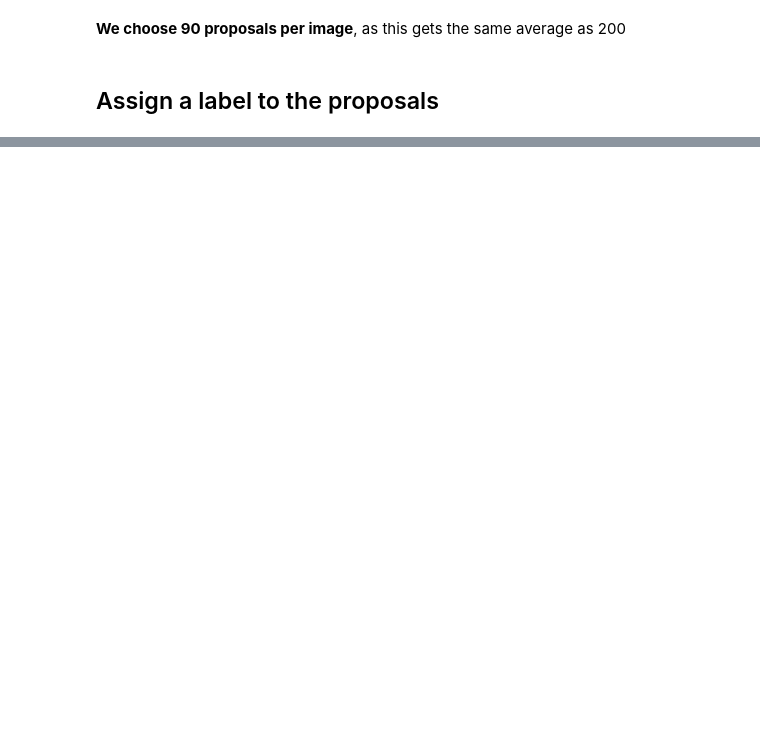
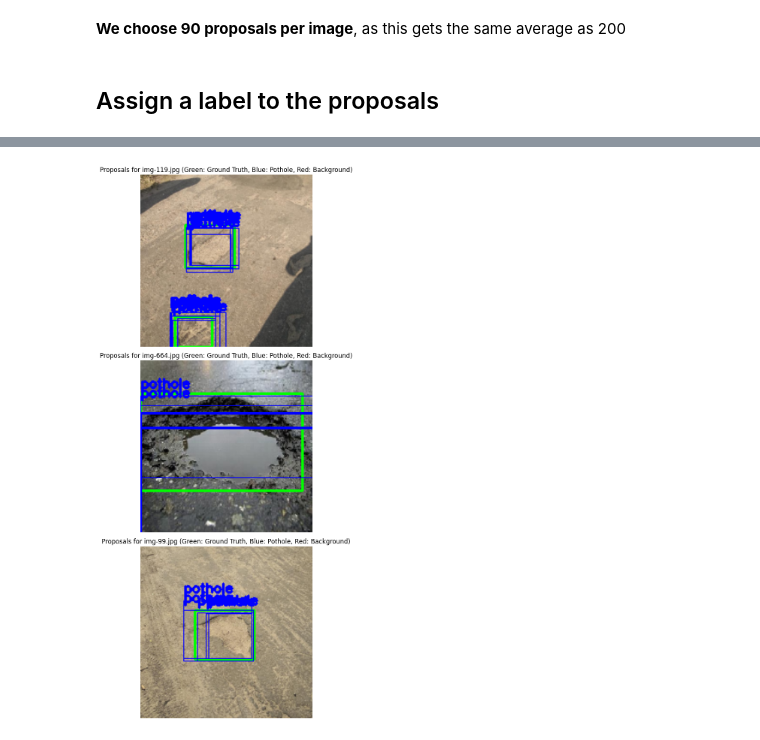
Before and after one commit to DevJav/02516_poster_3, a Jupyter notebook: proposals.ipynb, the cells around one changed output, grey strips where cells are left out. Cells and saved outputs as stored; diff of their text form; code cells hidden in the pictures; blank space fills up the shorter version.

```diff
--- a/proposals.ipynb
+++ b/proposals.ipynb
@@ -109,11 +118,11 @@ display_images_with_boxes(sample_image_filenames, ground_truth_boxes, data_dir)
 ## Extract object proposals for all the images
 # %%
 # Directory path for images
-data_dir = "02516_poster_3/Potholes/annotated-images"
+data_dir = "/zhome/28/8/203659/UNI/Computer Vision DL/Segmentation/02516_poster_3/Potholes/annotated-images"
 
 # Parameters
 resize_dim = (200, 200)  # Resize dimension for efficiency
-proposal_limit = 200  # Limit number of proposals if needed
+proposal_limit = 2000000000000000000000000000000  # Limit number of proposals if needed
 
 # Dictionary to store all proposals
 all_proposals = {}
@@ -380,9 +448,10 @@ def save_proposals_to_json(labeled_proposals, output_file="labeled_proposals2.js
 # %%
 # Example usage
 num_proposals = 90  # Number of proposals to consider per image
-labeled_proposals = prepare_proposals_for_training(all_proposals, ground_truth_boxes, num_proposals)
+
+labeled_proposals = prepare_proposals_for_training(all_proposals, ground_truth_boxes, num_proposals=num_proposals, resize_dim=resize_dim)
 print("Sample labeled proposals:", list(labeled_proposals.items())[:2])  # Display sample output
 
 # Save the labeled proposals
-save_proposals_to_json(labeled_proposals)
+save_proposals_to_json(labeled_proposals, output_file="/zhome/28/8/203659/UNI/Computer Vision DL/Segmentation/02516_poster_3/labeled_proposals_resized.json")
 # %% [output]
@@ -390,0 +493,74 @@ Labeled proposals saved to labeled_proposals2.json
+# %%
+import matplotlib.pyplot as plt
+import random
+import cv2
+
+def plot_labeled_proposals_with_resized_boxes(labeled_proposals, data_dir, ground_truth_boxes, num_images=3, resize_dim=(200, 200)):
+    """
+    Plot a few images with labeled proposals (both original and resized boxes) and ground truth boxes.
+
+    Args:
+        labeled_proposals (dict): Dictionary containing labeled proposals for each image.
+        data_dir (str): Directory where images are stored.
+        ground_truth_boxes (dict): Dictionary containing ground truth boxes for each image.
+        num_images (int): Number of images to plot.
+        resize_dim (tuple): The dimensions to which images were resized during proposal generation.
+    """
+    # Select a random sample of images to plot
+    selected_images = random.sample(list(labeled_proposals.keys()), num_images)
+
+    plt.figure(figsize=(15, 5 * num_images))
+
+    for idx, image_file in enumerate(selected_images):
+        # Load image and resize for visualization
+        image_path = os.path.join(data_dir, image_file)
+        image = cv2.imread(image_path)
+        if image is None:
+            print(f"Image {image_file} not found.")
+            continue
+
+        resized_image = cv2.resize(image, resize_dim, interpolation=cv2.INTER_AREA)
+        resized_image = cv2.cvtColor(resized_image, cv2.COLOR_BGR2RGB)  # Convert to RGB for plotting
+
+        # Plot ground truth boxes in green on the resized image
+        for gt in ground_truth_boxes.get(image_file, []):
+            x, y, width, height = gt["x"], gt["y"], gt["width"], gt["height"]
+            scale_x = resize_dim[0] / gt["original_size"][0]
+            scale_y = resize_dim[1] / gt["original_size"][1]
+            cv2.rectangle(resized_image, (int(x * scale_x), int(y * scale_y)),
+                          (int((x + width) * scale_x), int((y + height) * scale_y)),
+                          (0, 255, 0), 2)  # Green for ground truth
+
+        # Plot labeled proposals with original and resized boxes
+        for proposal in labeled_proposals[image_file]:
+            # Use blue for potholes and red for background proposals
+            color = (0, 0, 255) if proposal["label"] == "pothole" else (255, 0, 0)
+
+            if proposal["label"] == "pothole":
+                # Plot the resized box
+                cv2.rectangle(resized_image, (proposal["x_original"], proposal["y_original"]),
+                                (proposal["x_original"] + proposal["width_original"],
+                                proposal["y_original"] + proposal["height_original"]), color, 1)
+                label_text = "pothole" if proposal["label"] == "pothole" else "background"
+                cv2.putText(resized_image, label_text,
+                            (proposal["x_original"], proposal["y_original"] - 10),
+                            cv2.FONT_HERSHEY_SIMPLEX, 0.5, color, 2)
+
+                # Plot the original box scaled to the resized image size
+                cv2.rectangle(resized_image, (proposal["x_resized"], proposal["y_resized"]),
+                                (proposal["x_resized"] + proposal["width_resized"],
+                                proposal["y_resized"] + proposal["height_resized"]), color, 2)
+
+        # Display the image
+        plt.subplot(num_images, 1, idx + 1)
+        plt.imshow(resized_image)
+        plt.title(f"Proposals for {image_file} (Green: Ground Truth, Blue: Pothole, Red: Background)")
+        plt.axis("off")
+
+    plt.tight_layout()
+    plt.show()
+
+# Usage example
+plot_labeled_proposals_with_resized_boxes(labeled_proposals, data_dir, ground_truth_boxes, num_images=3, resize_dim=resize_dim)
+# %% [output]
+[figure, added]
```
Also changed, not shown: parts of 10 cells of this notebook, 2 other files.
